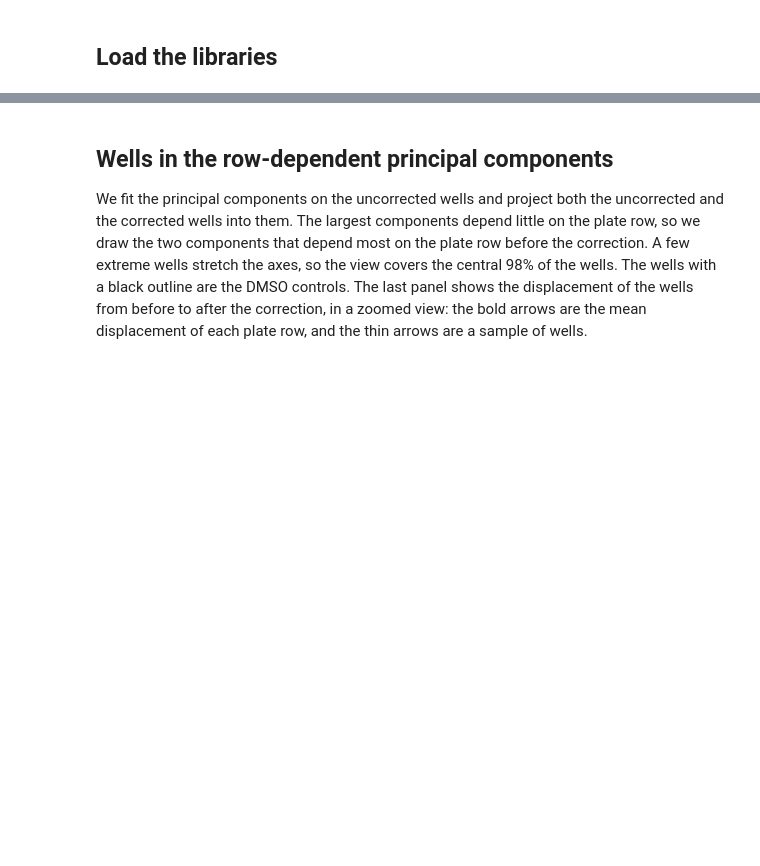
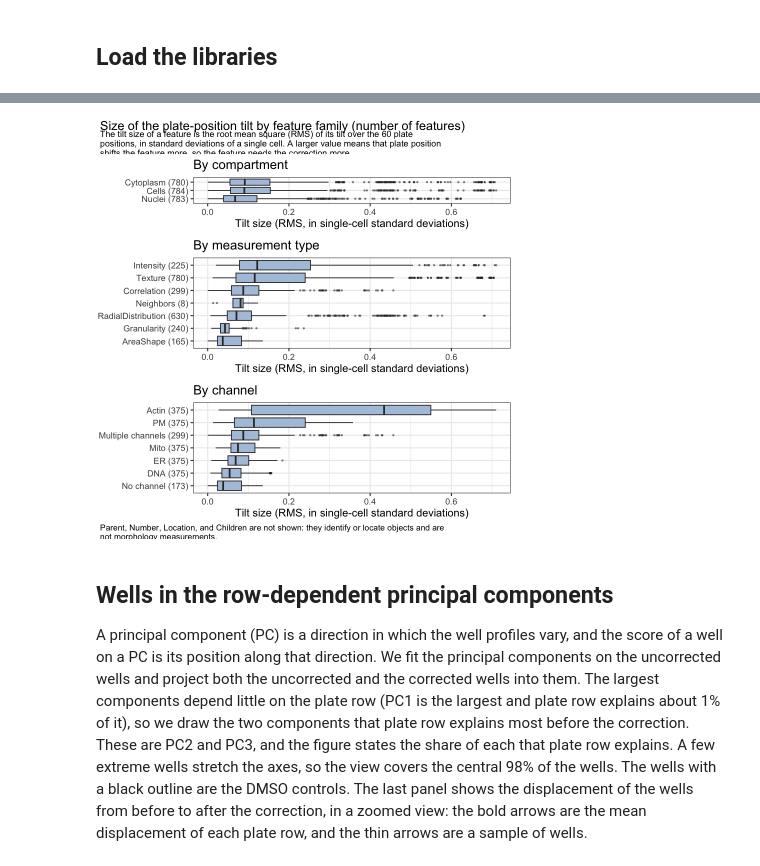
Before and after one commit to WayScience/targeted_fibrosis_drug_screen, a Jupyter notebook: 4.image_based_profiling/3a.position_correction/3.plot_effect_on_feature_space.ipynb, the cells around one changed output, grey strips where cells are left out. Drawn from its saved outputs; the diff is of its cells as text; code cells hidden in the pictures; blank space fills up the shorter version.

```diff
--- a/4.image_based_profiling/3a.position_correction/3.plot_effect_on_feature_space.ipynb
+++ b/4.image_based_profiling/3a.position_correction/3.plot_effect_on_feature_space.ipynb
@@ -33,43 +91,41 @@ read_result <- function(name) {
 # %%
-tilt_sizes <- read_result("tilt_size_by_feature.csv")
-
-family_panel <- function(column, title) {
-    data <- tilt_sizes |>
-        group_by(group = .data[[column]]) |>
-        mutate(label = paste0(group, " (", n(), ")")) |>
-        ungroup()
-    data$label <- reorder(data$label, data$tilt_rms, FUN = median)
-    (
-        ggplot(data, aes(x = tilt_rms, y = label))
-        + geom_boxplot(fill = "lightsteelblue", outlier.size = 0.6, outlier.alpha = 0.5)
-        + labs(title = title, x = "Tilt size (RMS over plate positions)", y = NULL)
-        + theme_bw(base_size = 13)
-        + theme(plot.title.position = "plot")
-    )
-}
+tilt_sizes <- read_result("tilt_size_by_feature.csv") |>
+    filter(!measurement %in% non_morphology)
 
 families <- c("compartment", "measurement", "channel")
 titles <- c("By compartment", "By measurement type", "By channel")
 n_groups <- sapply(families, function(column) n_distinct(tilt_sizes[[column]]))
-panels <- Map(family_panel, families, titles)
+panels <- Map(function(column, title) family_panel(tilt_sizes, column, title), families, titles)
 figure <- cowplot::plot_grid(
-    cowplot::ggdraw() + cowplot::draw_label(
-        "Size of the plate-position tilt by feature family (number of features)",
-        size = 15, x = 0.02, hjust = 0
-    ),
+    text_row("Size of the plate-position tilt by feature family (number of features)", size = 15),
+    text_row(wrap_text(
+        paste(
+            "The tilt size of a feature is the root mean square (RMS) of its tilt over the 60 plate positions,",
+            "in standard deviations of a single cell. A larger value means that plate position shifts the feature",
+            "more, so the feature needs the correction more."
+        ), 95
+    )),
     cowplot::plot_grid(plotlist = panels, ncol = 1, rel_heights = n_groups + 2, align = "v", axis = "lr"),
-    ncol = 1, rel_heights = c(0.05, 1)
+    text_row(wrap_text(
+        "Parent, Number, Location, and Children are not shown: they identify or locate objects and are not morphology measurements.",
+        95
+    ), size = 10),
+    ncol = 1, rel_heights = c(0.035, 0.06, 1, 0.04)
 )
 print(figure)
 ggsave(
     file.path(figure_dir, "tilt_size_by_feature_family.png"), figure,
-    dpi = 300, width = 7.5, height = 0.32 * sum(n_groups) + 4.5, bg = "white"
+    dpi = 300, width = 8, height = 0.32 * sum(n_groups) + 6, bg = "white"
 )
+# %% [output]
+[figure, added]
 # %% [markdown]
 ## Wells in the row-dependent principal components
 
+A principal component (PC) is a direction in which the well profiles vary, and the score of a well on a PC is its position along that direction.
 We fit the principal components on the uncorrected wells and project both the uncorrected and the corrected wells into them.
-The largest components depend little on the plate row, so we draw the two components that depend most on the plate row before the correction.
+The largest components depend little on the plate row (PC1 is the largest and plate row explains about 1% of it), so we draw the two components that plate row explains most before the correction.
+These are PC2 and PC3, and the figure states the share of each that plate row explains.
 A few extreme wells stretch the axes, so the view covers the central 98% of the wells.
 The wells with a black outline are the DMSO controls.
 The last panel shows the displacement of the wells from before to after the correction, in a zoomed view: the bold arrows are the mean displacement of each plate row, and the thin arrows are a sample of wells.
```
Also changed, not shown: parts of 7 cells of this notebook, 5 other files.
